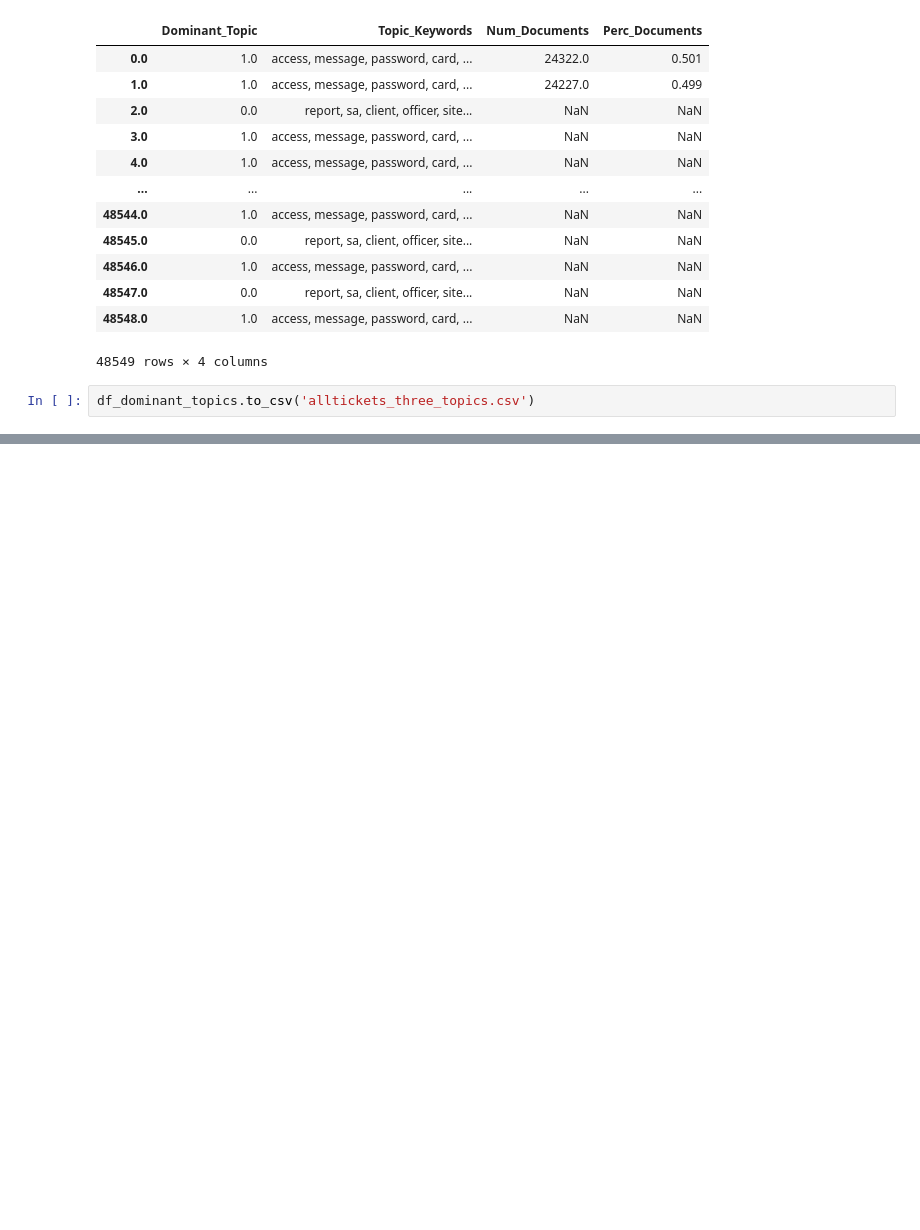
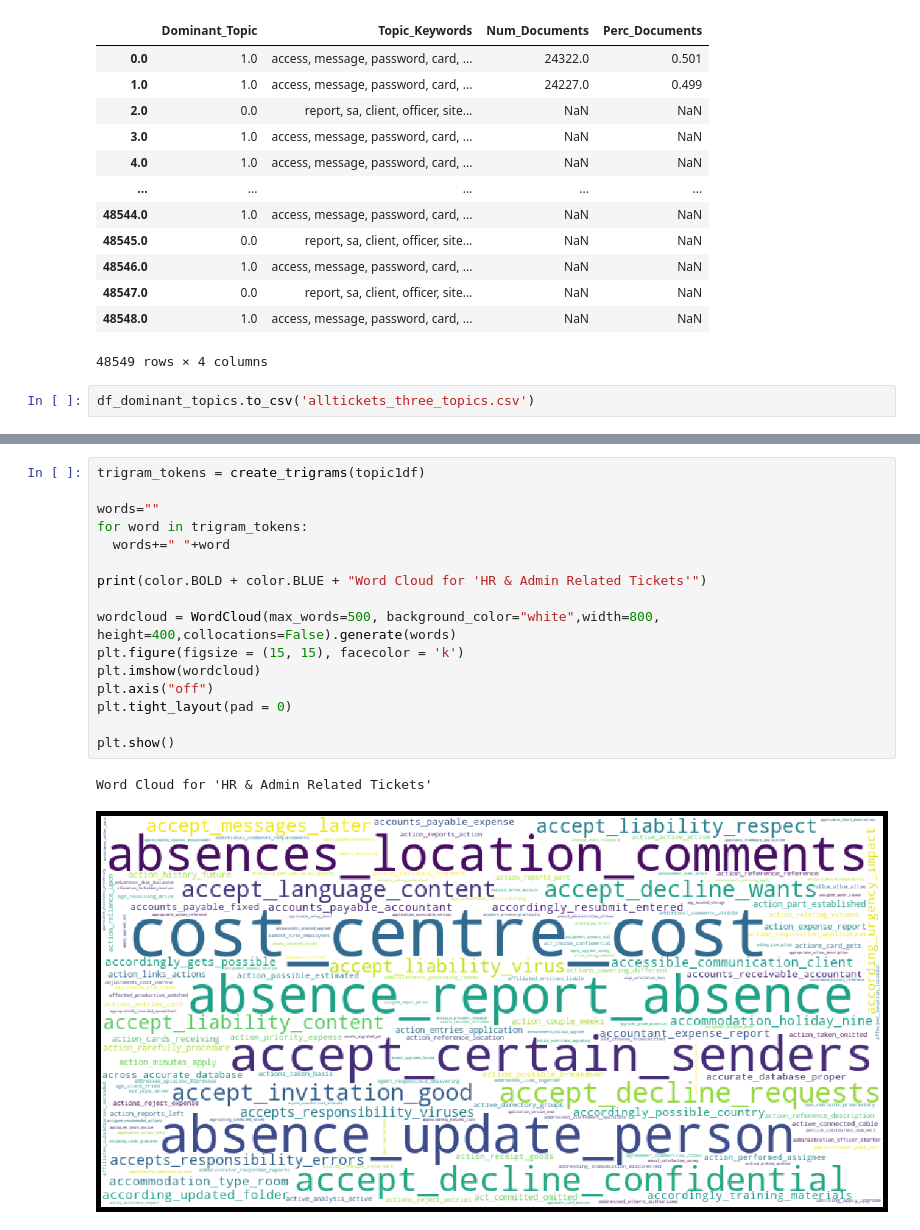
Before and after one commit to abhi1512/Service-Request_Classification, a Jupyter notebook: IncidentTopicModelling.ipynb, the cells around one changed output, grey strips where cells are left out. Saved outputs shown, nothing was run; the diff lists cells and outputs as text; blank space fills up the shorter version.

```diff
--- a/IncidentTopicModelling.ipynb
+++ b/IncidentTopicModelling.ipynb
@@ -562,0 +582,19 @@ Word Cloud for 'HR Related Requests'
+# %%
+trigram_tokens = create_trigrams(topic1df)
+
+words=""
+for word in trigram_tokens:
+  words+=" "+word
+
+print(color.BOLD + color.BLUE + "Word Cloud for 'HR & Admin Related Tickets'")
+
+wordcloud = WordCloud(max_words=500, background_color="white",width=800, height=400,collocations=False).generate(words)
+plt.figure(figsize = (15, 15), facecolor = 'k')
+plt.imshow(wordcloud)
+plt.axis("off")
+plt.tight_layout(pad = 0)
+
+plt.show()
+# %% [output]
+Word Cloud for 'HR & Admin Related Tickets'
+[figure, added]
```
Also changed, not shown: parts of 16 cells of this notebook.
